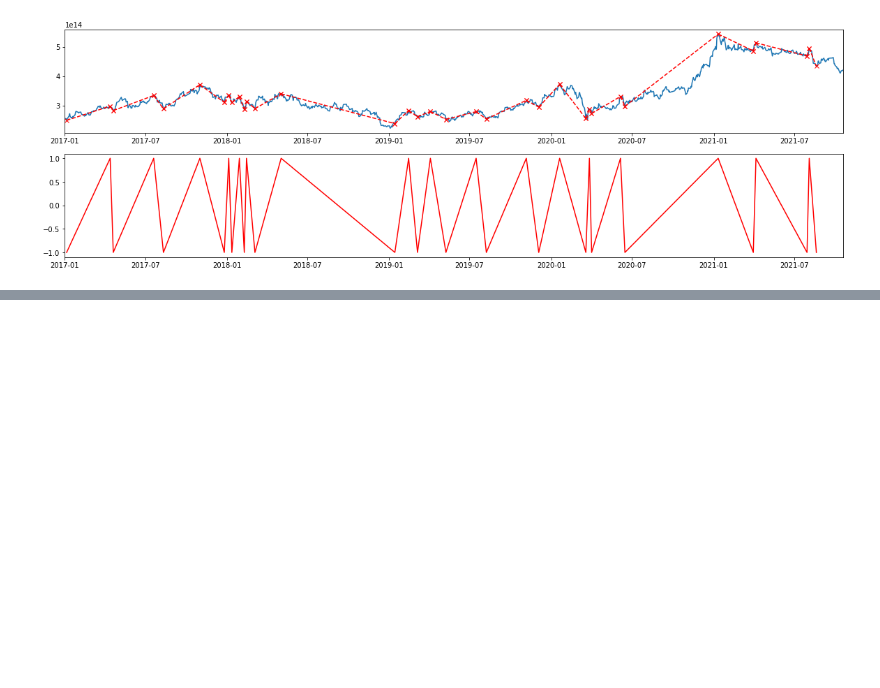
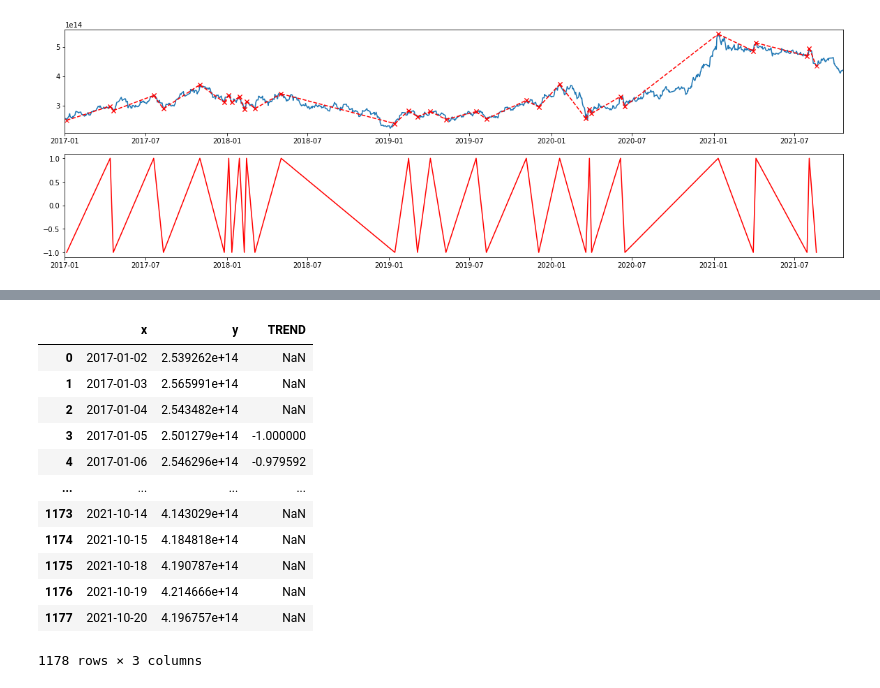
Before and after one commit to baeksumin/k-project, a Jupyter notebook: data_preprocessing/TimeSeries_trend.ipynb, the cells around one changed output, grey strips where cells are left out. Drawn from its saved outputs; the diff is of its cells as text; code cells hidden in the pictures; blank space fills up the shorter version.

```diff
--- a/data_preprocessing/TimeSeries_trend.ipynb
+++ b/data_preprocessing/TimeSeries_trend.ipynb
@@ -322,0 +377,19 @@ ax2.set_xlim([datetime.date(2017, 1, 1), datetime.date(2021, 10, 20)])
+# %%
+#마지막으로 원래 데이터에 TREND 열 만들어주어서 합치기.
+samsung_trend.reset_index(inplace=True)
+samsung01 = pd.merge(samsung01[['x','y']], samsung_trend, on='x', how='left')
+samsung01
+# %% [output]
+|  | x | y | TREND |
+| 0 | 2017-01-02 | 2.539262e+14 | NaN |
+| 1 | 2017-01-03 | 2.565991e+14 | NaN |
+| 2 | 2017-01-04 | 2.543482e+14 | NaN |
+| 3 | 2017-01-05 | 2.501279e+14 | -1.000000 |
+| 4 | 2017-01-06 | 2.546296e+14 | -0.979592 |
+| ... | ... | ... | ... |
+| 1173 | 2021-10-14 | 4.143029e+14 | NaN |
+| 1174 | 2021-10-15 | 4.184818e+14 | NaN |
+| 1175 | 2021-10-18 | 4.190787e+14 | NaN |
+| 1176 | 2021-10-19 | 4.214666e+14 | NaN |
+| 1177 | 2021-10-20 | 4.196757e+14 | NaN |
+1178 rows × 3 columns
```
Also changed, not shown: parts of 12 cells of this notebook.
